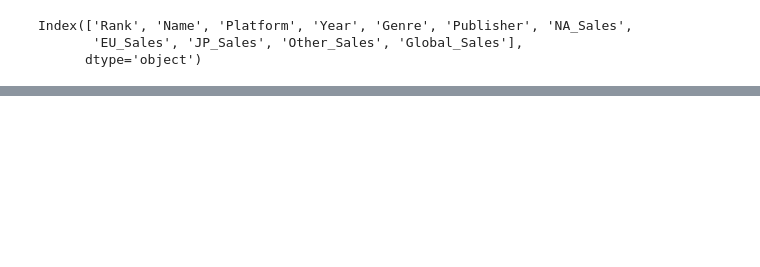
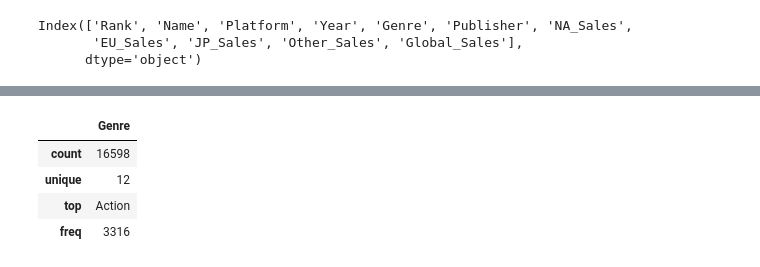
Before and after one commit to izzy-Ti/Data-PD-Ex, a Jupyter notebook: MYFirst.ipynb, the cells around one changed output, grey strips where cells are left out. Cells and saved outputs as stored; diff of their text form; code cells hidden in the pictures; blank space fills up the shorter version.

```diff
--- a/MYFirst.ipynb
+++ b/MYFirst.ipynb
@@ -69,0 +110,8 @@ Index(['Rank', 'Name', 'Platform', 'Year', 'Genre', 'Publisher', 'NA_Sales',
+# %%
+df[['Genre']].describe()
+# %% [output]
+|  | Genre |
+| count | 16598 |
+| unique | 12 |
+| top | Action |
+| freq | 3316 |
```
Also changed, not shown: parts of 6 cells of this notebook.
